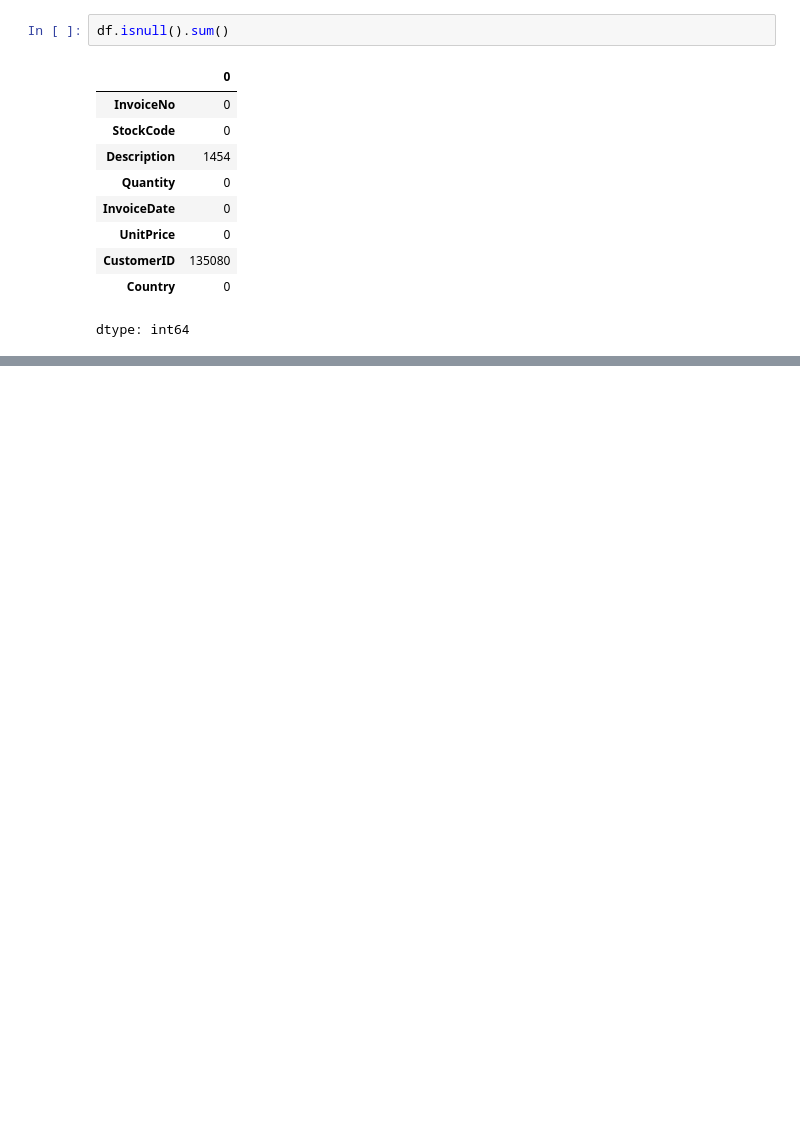
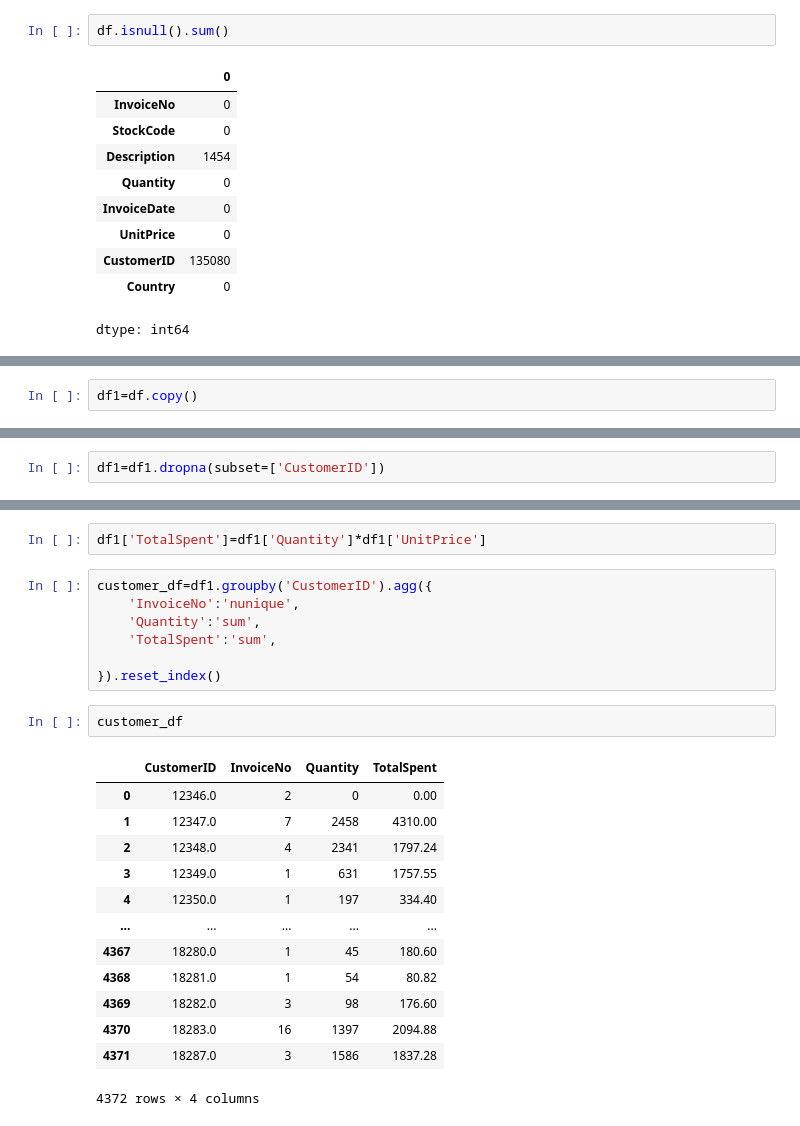
Before and after one commit to SoujanyaJagadish/Machine_learning, a Jupyter notebook: Customer_Segmentation_for_a_Retail_Business.ipynb, the cells around one changed output, grey strips where cells are left out. Saved outputs shown, nothing was run; the diff lists cells and outputs as text; blank space fills up the shorter version.

```diff
--- a/Customer_Segmentation_for_a_Retail_Business.ipynb
+++ b/Customer_Segmentation_for_a_Retail_Business.ipynb
@@ -46,0 +83,2 @@ dtype: int64
+# %%
+df1=df.copy()
@@ -46,0 +103,2 @@ dtype: int64
+# %%
+df1=df1.dropna(subset=['CustomerID'])
@@ -46,0 +123,25 @@ dtype: int64
+# %%
+df1['TotalSpent']=df1['Quantity']*df1['UnitPrice']
+# %%
+customer_df=df1.groupby('CustomerID').agg({
+    'InvoiceNo':'nunique',
+    'Quantity':'sum',
+    'TotalSpent':'sum',
+
+}).reset_index()
+# %%
+customer_df
+# %% [output]
+|  | CustomerID | InvoiceNo | Quantity | TotalSpent |
+| 0 | 12346.0 | 2 | 0 | 0.00 |
+| 1 | 12347.0 | 7 | 2458 | 4310.00 |
+| 2 | 12348.0 | 4 | 2341 | 1797.24 |
+| 3 | 12349.0 | 1 | 631 | 1757.55 |
+| 4 | 12350.0 | 1 | 197 | 334.40 |
+| ... | ... | ... | ... | ... |
+| 4367 | 18280.0 | 1 | 45 | 180.60 |
+| 4368 | 18281.0 | 1 | 54 | 80.82 |
+| 4369 | 18282.0 | 3 | 98 | 176.60 |
+| 4370 | 18283.0 | 16 | 1397 | 2094.88 |
+| 4371 | 18287.0 | 3 | 1586 | 1837.28 |
+4372 rows × 4 columns
```
Also changed, not shown: parts of 7 cells of this notebook.
